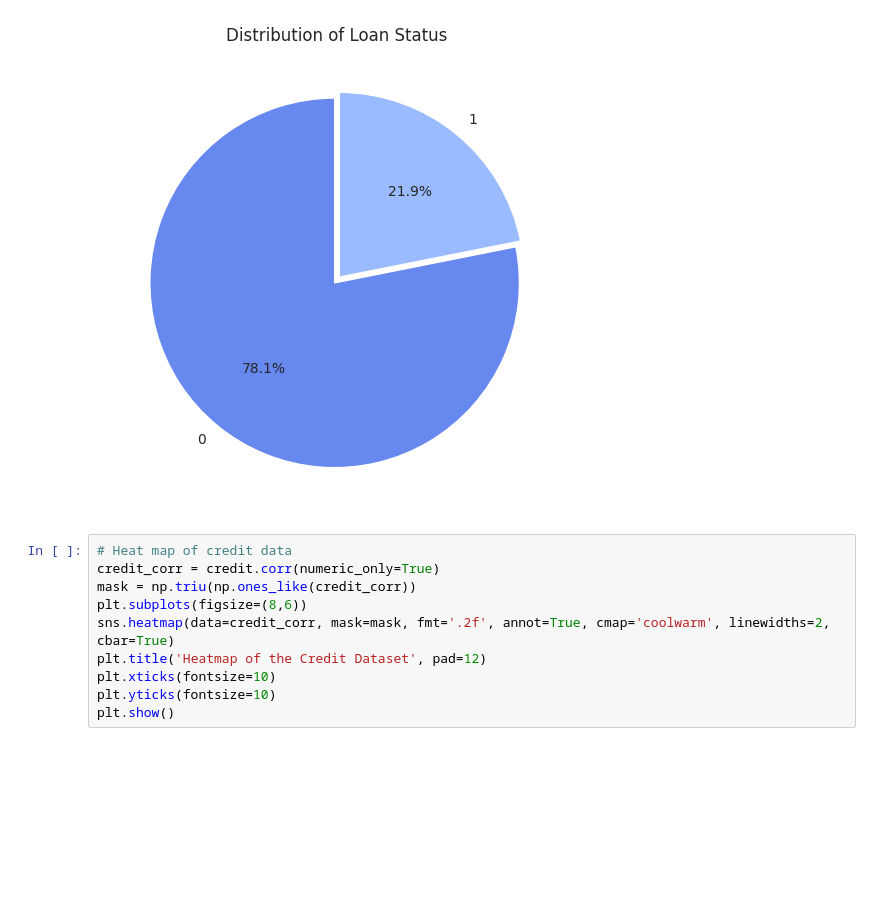
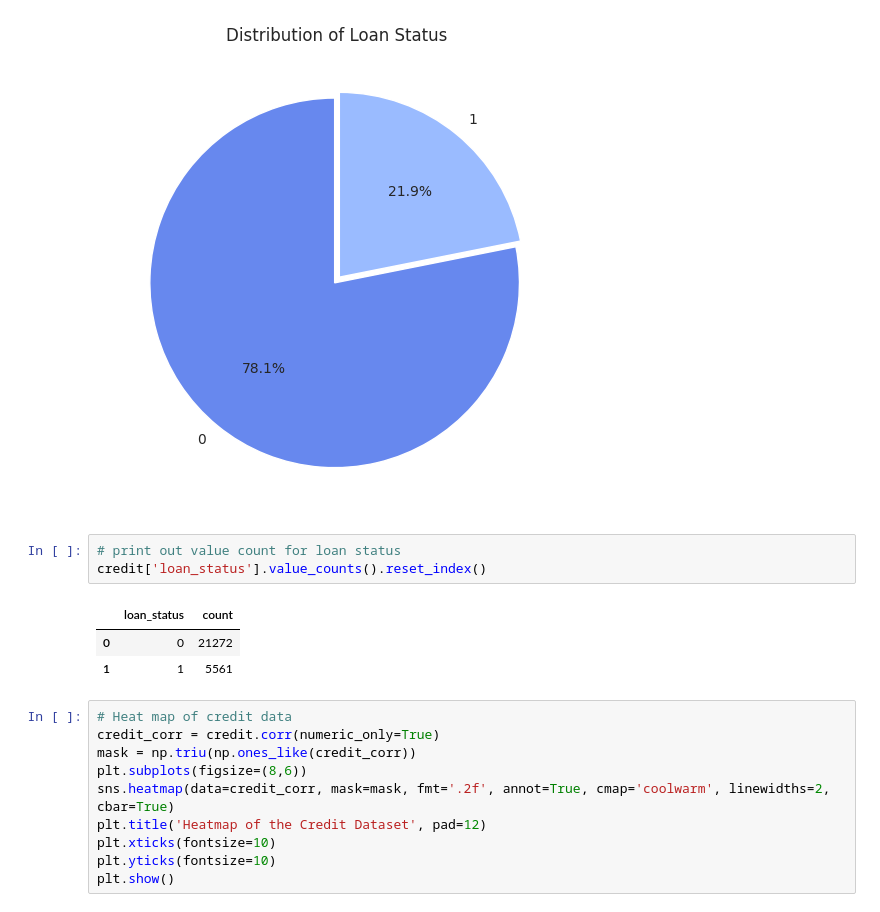
Before and after one commit to faadeola/credit-risk-ml-classification, a Jupyter notebook: credit_class_ml_performace.ipynb, the cells around one changed output. Cells and saved outputs as stored; diff of their text form; blank space fills up the shorter version.

```diff
--- a/credit_class_ml_performace.ipynb
+++ b/credit_class_ml_performace.ipynb
@@ -287,6 +287,13 @@ plt.title('Distribution of Loan Status')
 plt.show()
 # %% [output]
 [figure]
+# %%
+# print out value count for loan status
+credit['loan_status'].value_counts().reset_index()
+# %% [output]
+|  | loan_status | count |
+| 0 | 0 | 21272 |
+| 1 | 1 | 5561 |
 # %%
 # Heat map of credit data
 credit_corr = credit.corr(numeric_only=True)
```
Also changed, not shown: parts of 2 cells of this notebook.
